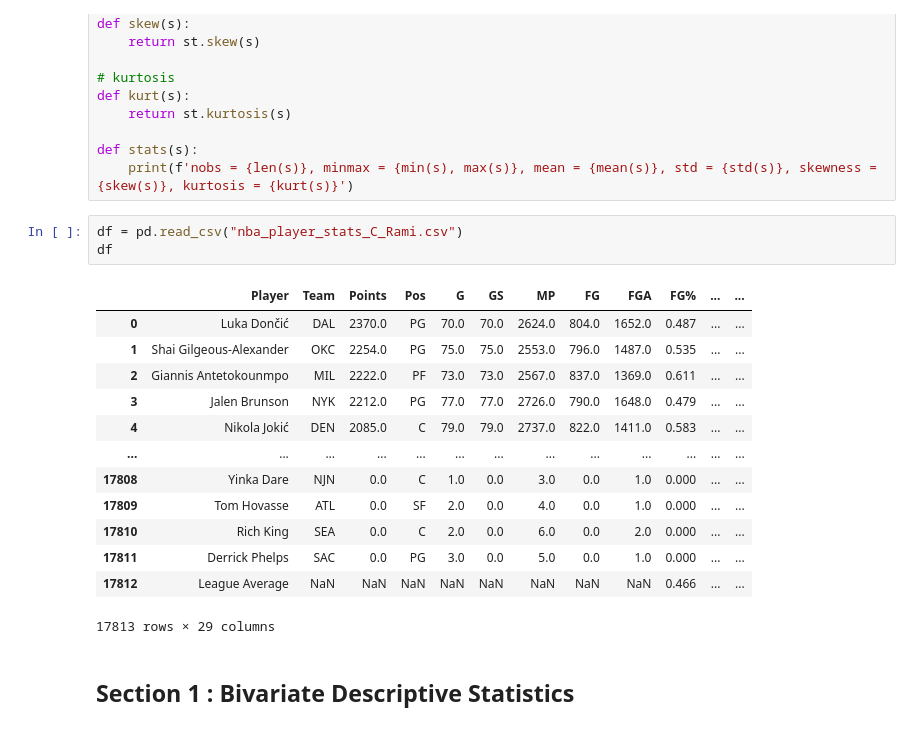
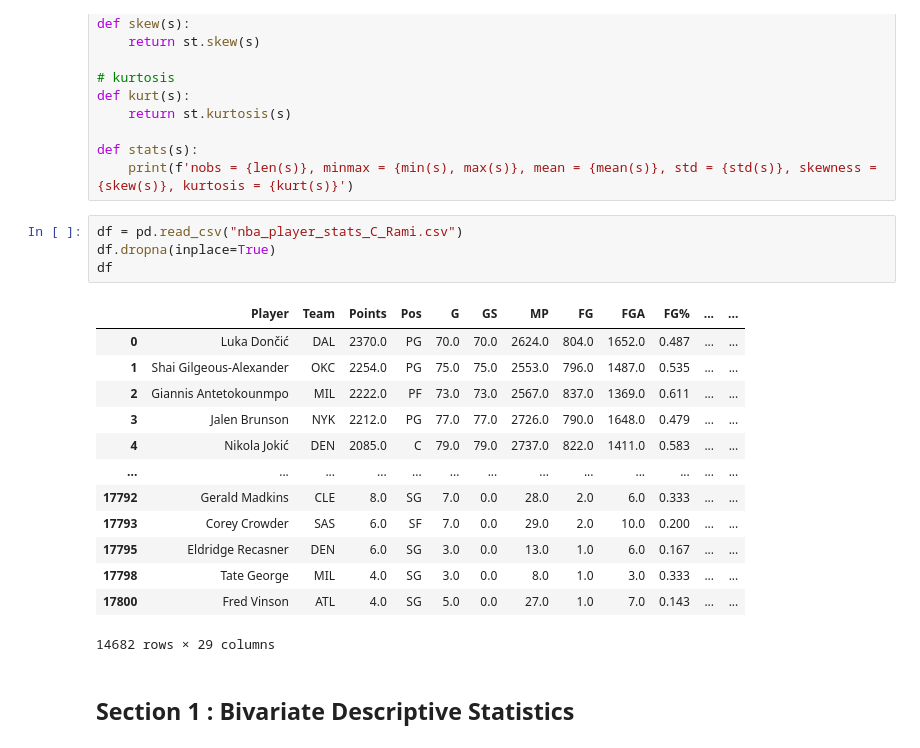
Before and after one commit to KanadaGeese/Data-Visualization-Project, a Jupyter notebook: Tianyi-Stat-Section.ipynb, the cells around one changed output. Drawn from its saved outputs; the diff is of its cells as text.

```diff
--- a/Tianyi-Stat-Section.ipynb
+++ b/Tianyi-Stat-Section.ipynb
@@ -45,21 +45,22 @@ def stats(s):
     print(f'nobs = {len(s)}, minmax = {min(s), max(s)}, mean = {mean(s)}, std = {std(s)}, skewness = {skew(s)}, kurtosis = {kurt(s)}')
 # %%
 df = pd.read_csv("nba_player_stats_C_Rami.csv")
+df.dropna(inplace=True)
 df
 # %% [output]
 |  | Player | Team | Points | Pos | G | GS | MP | FG | FGA | FG% | ... | ... |
 | 0 | Luka Dončić | DAL | 2370.0 | PG | 70.0 | 70.0 | 2624.0 | 804.0 | 1652.0 | 0.487 | ... | ... |
 | 1 | Shai Gilgeous-Alexander | OKC | 2254.0 | PG | 75.0 | 75.0 | 2553.0 | 796.0 | 1487.0 | 0.535 | ... | ... |
 | 2 | Giannis Antetokounmpo | MIL | 2222.0 | PF | 73.0 | 73.0 | 2567.0 | 837.0 | 1369.0 | 0.611 | ... | ... |
 | 3 | Jalen Brunson | NYK | 2212.0 | PG | 77.0 | 77.0 | 2726.0 | 790.0 | 1648.0 | 0.479 | ... | ... |
 | 4 | Nikola Jokić | DEN | 2085.0 | C | 79.0 | 79.0 | 2737.0 | 822.0 | 1411.0 | 0.583 | ... | ... |
 | ... | ... | ... | ... | ... | ... | ... | ... | ... | ... | ... | ... | ... |
-| 17808 | Yinka Dare | NJN | 0.0 | C | 1.0 | 0.0 | 3.0 | 0.0 | 1.0 | 0.000 | ... | ... |
-| 17809 | Tom Hovasse | ATL | 0.0 | SF | 2.0 | 0.0 | 4.0 | 0.0 | 1.0 | 0.000 | ... | ... |
-| 17810 | Rich King | SEA | 0.0 | C | 2.0 | 0.0 | 6.0 | 0.0 | 2.0 | 0.000 | ... | ... |
-| 17811 | Derrick Phelps | SAC | 0.0 | PG | 3.0 | 0.0 | 5.0 | 0.0 | 1.0 | 0.000 | ... | ... |
-| 17812 | League Average | NaN | NaN | NaN | NaN | NaN | NaN | NaN | NaN | 0.466 | ... | ... |
+| 17792 | Gerald Madkins | CLE | 8.0 | SG | 7.0 | 0.0 | 28.0 | 2.0 | 6.0 | 0.333 | ... | ... |
+| 17793 | Corey Crowder | SAS | 6.0 | SF | 7.0 | 0.0 | 29.0 | 2.0 | 10.0 | 0.200 | ... | ... |
+| 17795 | Eldridge Recasner | DEN | 6.0 | SG | 3.0 | 0.0 | 13.0 | 1.0 | 6.0 | 0.167 | ... | ... |
+| 17798 | Tate George | MIL | 4.0 | SG | 3.0 | 0.0 | 8.0 | 1.0 | 3.0 | 0.333 | ... | ... |
+| 17800 | Fred Vinson | ATL | 4.0 | SG | 5.0 | 0.0 | 27.0 | 1.0 | 7.0 | 0.143 | ... | ... |
-17813 rows × 29 columns
+14682 rows × 29 columns
 # %% [markdown]
 ## Section 1 : Bivariate Descriptive Statistics
 # %% [markdown]
```
Also changed, not shown: parts of 7 cells of this notebook, 1 other file.
